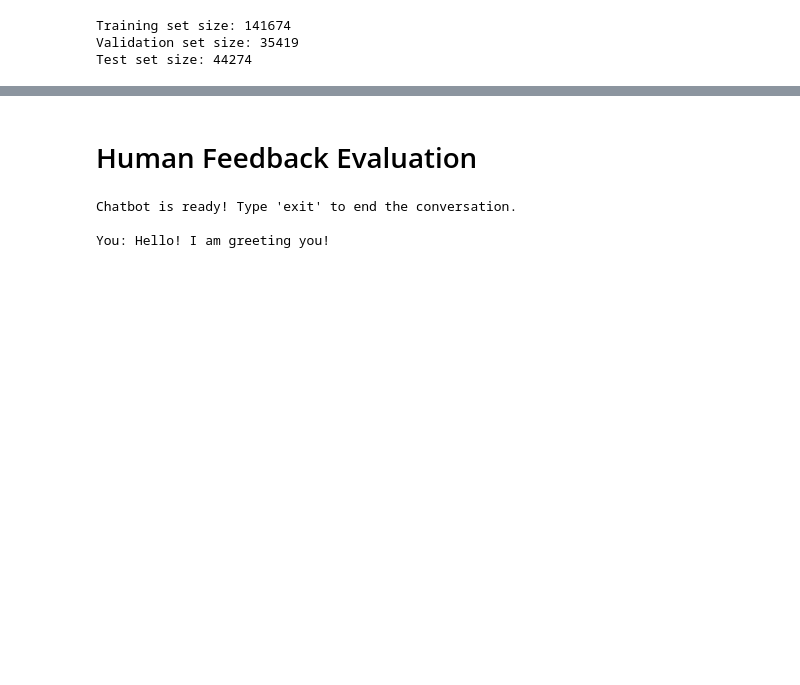
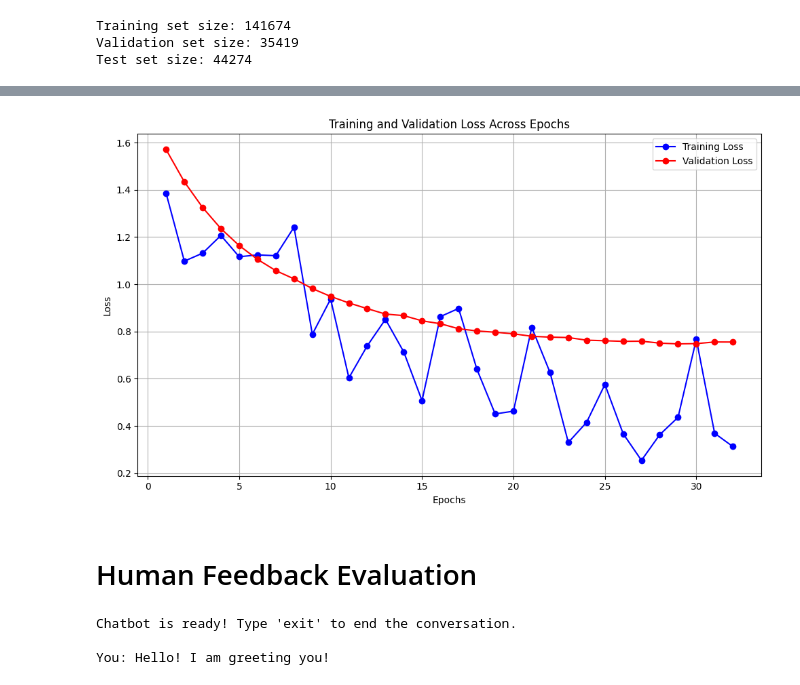
Before and after one commit to Aaron-m-ram/GenAI-Chatbot, a Jupyter notebook: evaluation metrics.ipynb, the cells around one changed output, grey strips where cells are left out. Drawn from its saved outputs; the diff is of its cells as text; code cells hidden in the pictures; blank space fills up the shorter version.

```diff
--- a/evaluation metrics.ipynb
+++ b/evaluation metrics.ipynb
@@ -284,3 +292,40 @@ plt.show()
+# %%
+# Data for training and validation loss across epochs. This was manually coded in since they are not saved in a variable
+epochs = list(range(1, 33))  # 32 epochs
+training_loss = [
+    1.3865, 1.0981, 1.1318, 1.2070, 1.1168, 1.1244, 1.1212, 1.2421, 0.7882, 0.9374,
+    0.6037, 0.7389, 0.8516, 0.7135, 0.5070, 0.8631, 0.8977, 0.6401, 0.4508, 0.4625,
+    0.8175, 0.6263, 0.3299, 0.4153, 0.5757, 0.3669, 0.2541, 0.3629, 0.4363, 0.7671,
+    0.3689, 0.3124
+]
+validation_loss = [
+    1.5712, 1.4343, 1.3254, 1.2359, 1.1642, 1.1058, 1.0580, 1.0230, 0.9819, 0.9487,
+    0.9209, 0.8970, 0.8739, 0.8674, 0.8453, 0.8331, 0.8118, 0.8024, 0.7969, 0.7902,
+    0.7798, 0.7762, 0.7744, 0.7633, 0.7608, 0.7584, 0.7590, 0.7508, 0.7475, 0.7487,
+    0.7556, 0.7554
+]
+
+# Create the graph
+plt.figure(figsize=(10, 6))
+plt.plot(epochs, training_loss, label='Training Loss', color='blue', marker='o')
+plt.plot(epochs, validation_loss, label='Validation Loss', color='red', marker='o')
+
+# Add labels and title
+plt.xlabel('Epochs')
+plt.ylabel('Loss')
+plt.title('Training and Validation Loss Across Epochs')
+
+# Add legend
+plt.legend()
+
+# Save and display the plot
+plt.grid(True)
+plt.tight_layout()
+
+# Show the plot
+plt.show()
+# %% [output]
+[figure, added]
 # %% [markdown]
 # Human Feedback Evaluation
 # %%
```
Also changed, not shown: parts of 10 cells of this notebook, 1 other file.
